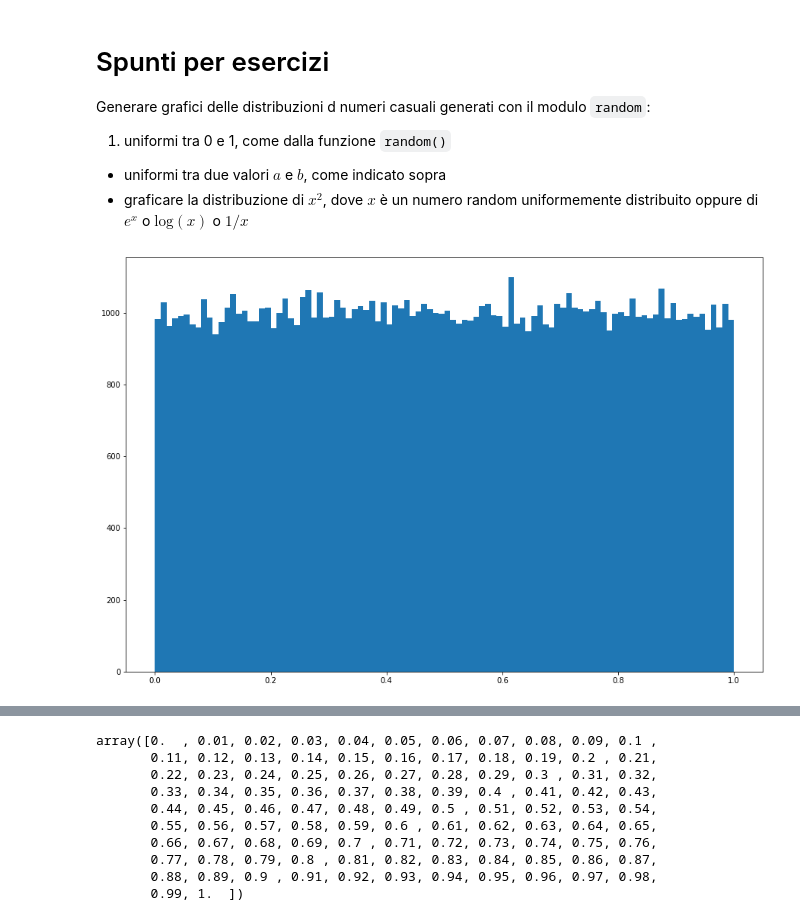
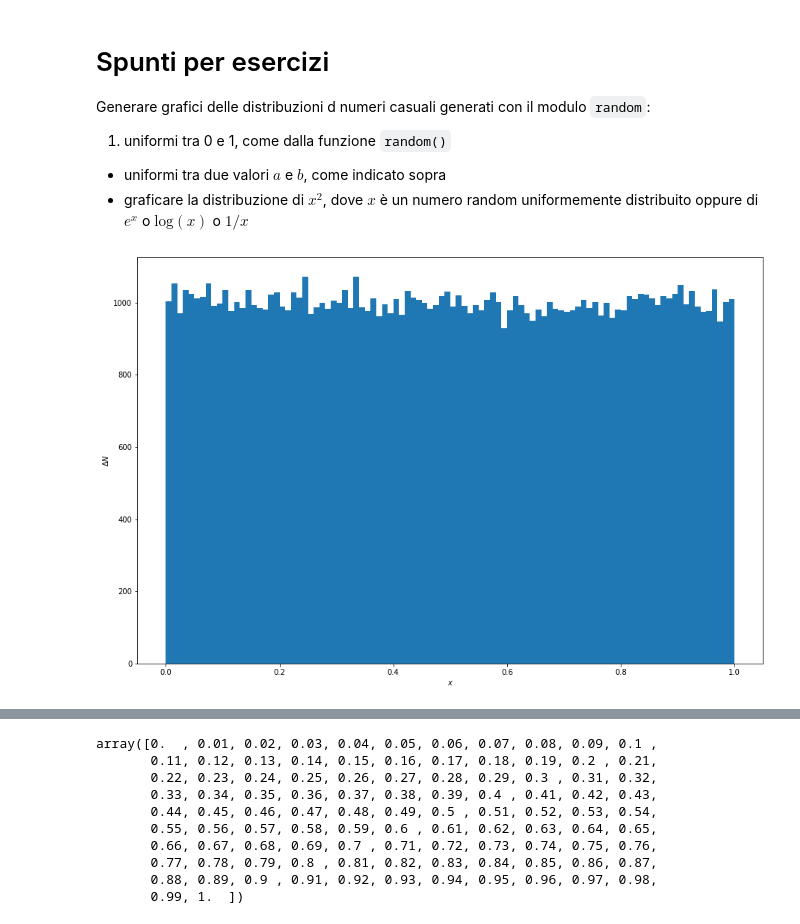
Before and after one commit to lucalista/analisi-dati-2022, a Jupyter notebook: 01.03.00__Generatori_di_numeri_pseudocasuali_in_python.ipynb, the cells around one changed output, grey strips where cells are left out. Cells and saved outputs as stored; diff of their text form; code cells hidden in the pictures.

```diff
--- a/01.03.00__Generatori_di_numeri_pseudocasuali_in_python.ipynb
+++ b/01.03.00__Generatori_di_numeri_pseudocasuali_in_python.ipynb
@@ -97,10 +97,12 @@ import math
 # %%
 nbins = 100
 fig, ax = plt.subplots(figsize=(15, 10))
 n, bins, patches = ax.hist(x, nbins, range=(0,1))
+ax.set_xlabel('$x$')
+ax.set_ylabel('$\Delta N$')
 plt.show()
 # %% [output]
-[figure, old version]
+[figure, new version]
 # %%
 n
 # %% [output]
```
Also changed, not shown: parts of 5 cells of this notebook.
